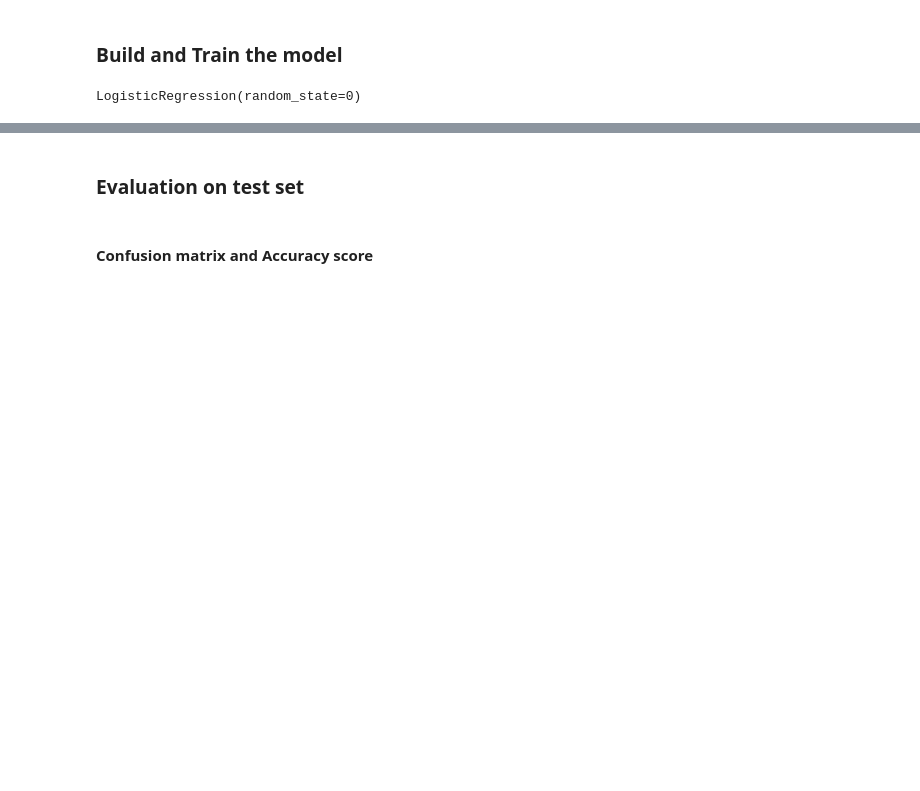
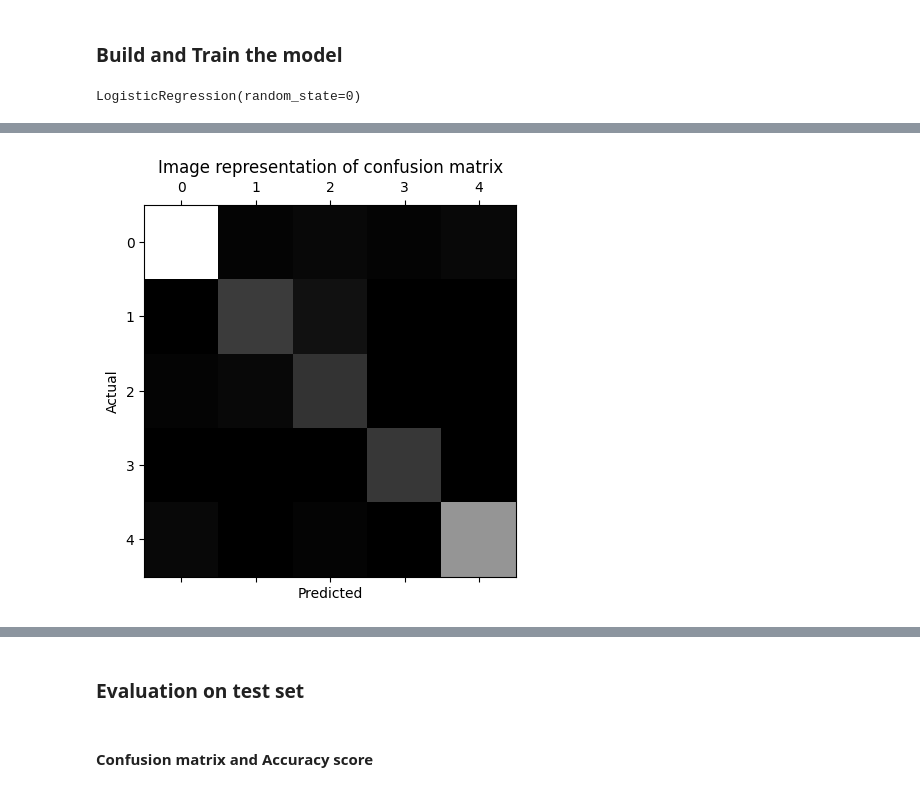
Before and after one commit to arpan9236/Drug_Classification_using_ML_models, a Jupyter notebook: Drug_classification_ML_models.ipynb, the cells around one changed output, grey strips where cells are left out. Drawn from its saved outputs; the diff is of its cells as text; code cells hidden in the pictures; blank space fills up the shorter version.

```diff
--- a/Drug_classification_ML_models.ipynb
+++ b/Drug_classification_ML_models.ipynb
@@ -483,0 +519,9 @@ LogisticRegression(random_state=0)
+# %%
+# Image representation of Confusion matrix
+plt.matshow(confusion_matrix(y_train, y_train_pred), cmap=plt.cm.gray)
+plt.xlabel('Predicted')
+plt.ylabel('Actual')
+plt.title('Image representation of confusion matrix')
+plt.show()
+# %% [output]
+[figure, added]
```
Also changed, not shown: parts of 18 cells of this notebook.
